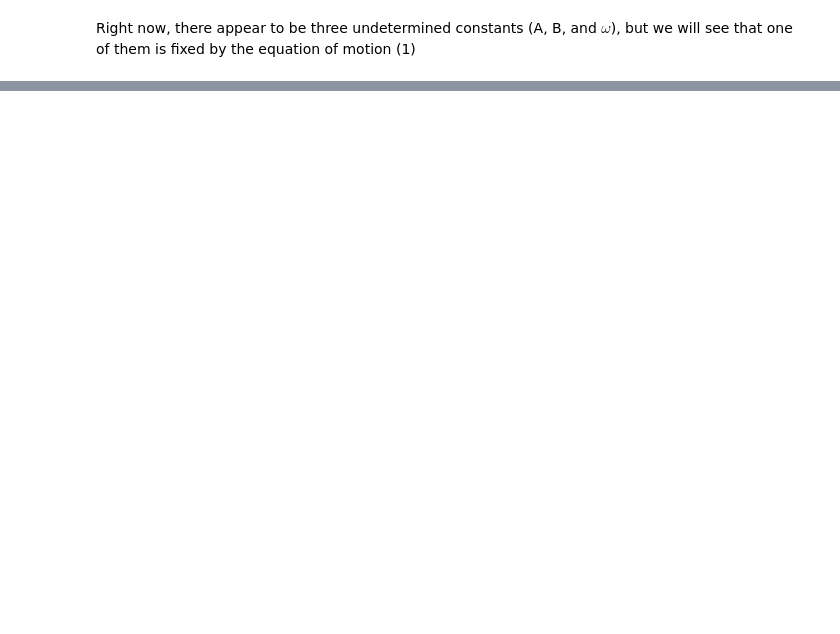
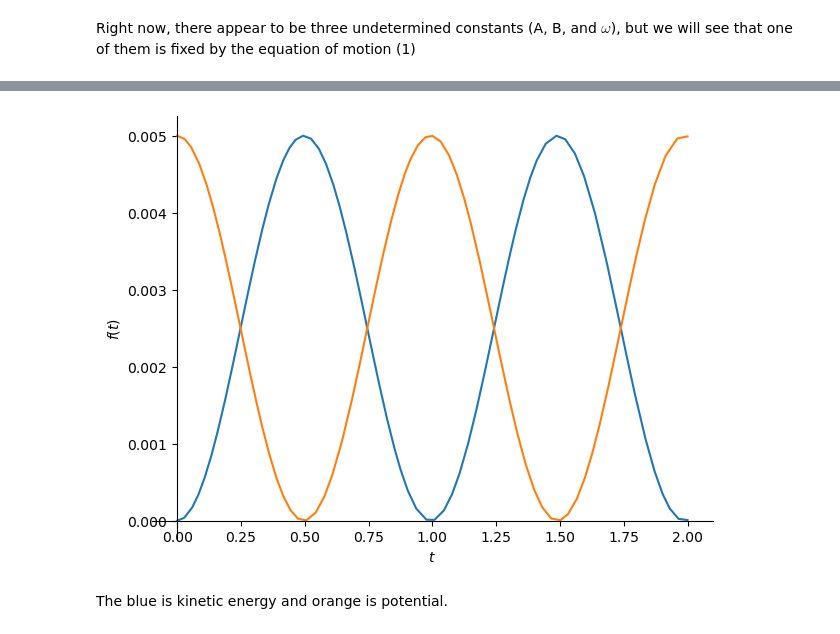
Before and after one commit to brinerk/LabsCapstone, a Jupyter notebook: Lab13/Lab13.ipynb, the cells around one changed output, grey strips where cells are left out. Drawn from its saved outputs; the diff is of its cells as text; code cells hidden in the pictures; blank space fills up the shorter version.

```diff
--- a/Lab13/Lab13.ipynb
+++ b/Lab13/Lab13.ipynb
@@ -38,0 +64,4 @@ $\displaystyle 0$
+# %%
+x2, a2, ϕ = sym.symbols('x2, a2, ϕ')
+x2 = sym.Eq(x2, a2 * sym.cos(w*t + ϕ))
+x2
@@ -38,0 +90,3 @@ $\displaystyle 0$
+# %%
+v2 = sym.diff(x2.rhs, t)
+v2.subs(t, 0)
@@ -38,0 +124,4 @@ $\displaystyle 0$
+# %%
+KE, m = sym.symbols('KE m')
+KE = sym.Eq(KE, 1/2 * m * v2**2)
+KE
@@ -38,0 +132,4 @@ $\displaystyle 0$
+# %%
+U, k = sym.symbols('U k')
+U = sym.Eq(U, 1/2*k*x2.rhs**2)
+U
@@ -38,0 +155,11 @@ $\displaystyle 0$
+# %%
+KE2 = KE.subs(w, sym.sqrt(k/m))
+U2 = U.subs(w, sym.sqrt(k/m))
+p1 = sym.plot(KE2.subs({a2: .1, m: .1, ϕ: 0, k: 1}).rhs, (t,0,2), show=False)
+p2 = sym.plot(U2.subs({a2: .1, m: .1, ϕ: 0, k:1}).rhs, (t,0,2), show=False)
+p1.append(p2[0])
+p1.show()
+# %% [output]
+[figure, added]
+# %% [markdown]
+The blue is kinetic energy and orange is potential.
```
Also changed, not shown: parts of 31 cells of this notebook, 1 other file.
